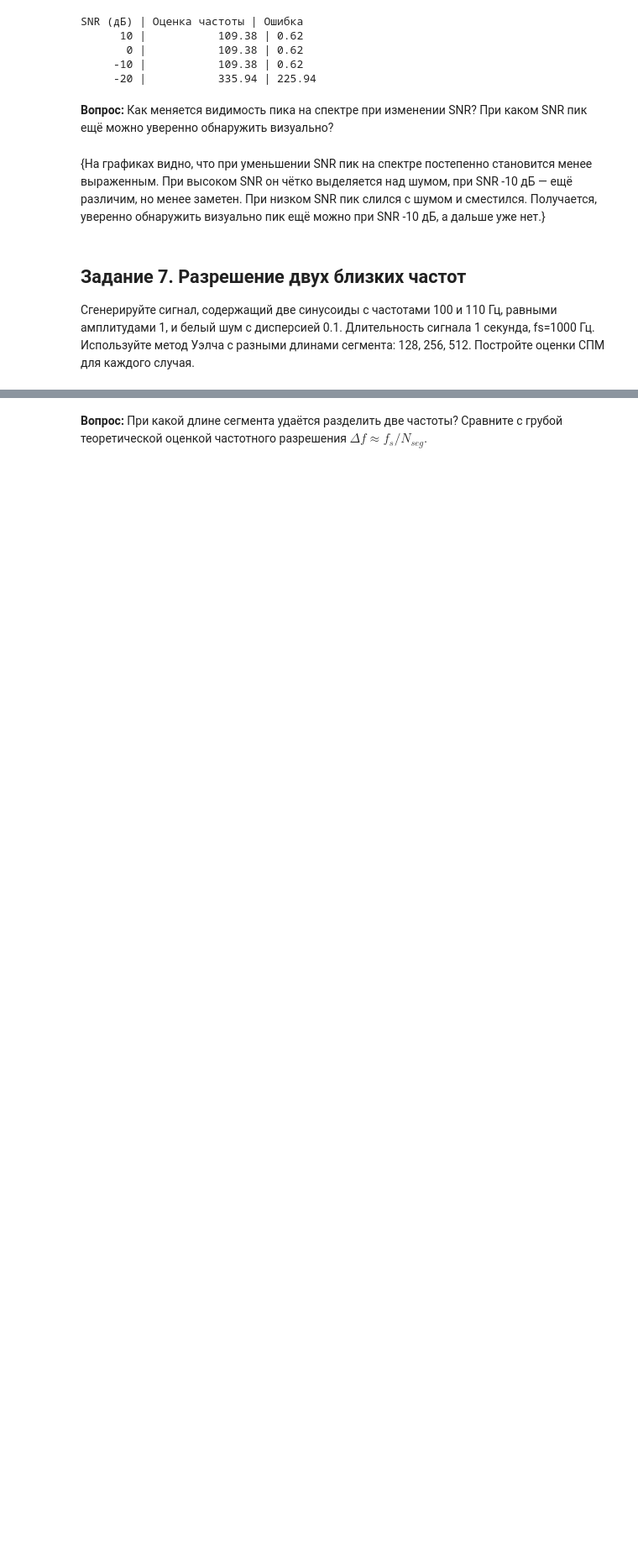
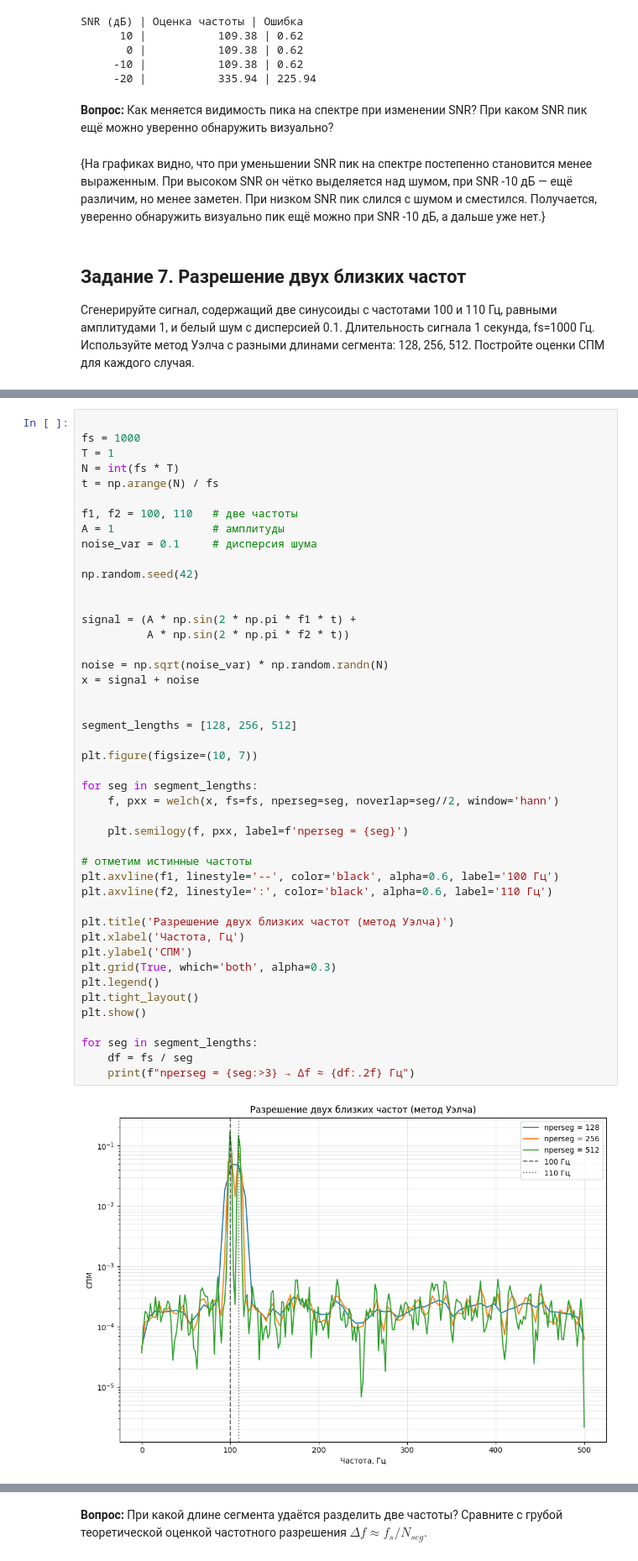
Before and after one commit to korzhimanov/dsp-seminars, a Jupyter notebook: seminars/4_savva_dariya.ipynb, the cells around one changed output, grey strips where cells are left out. Shown at 84% size. Cells and saved outputs as stored; diff of their text form; blank space fills up the shorter version.

```diff
--- a/seminars/4_savva_dariya.ipynb
+++ b/seminars/4_savva_dariya.ipynb
@@ -396,0 +395,47 @@ SNR (дБ) | Оценка частоты | Ошибка
+# %%
+
+fs = 1000
+T = 1
+N = int(fs * T)
+t = np.arange(N) / fs
+
+f1, f2 = 100, 110   # две частоты
+A = 1               # амплитуды
+noise_var = 0.1     # дисперсия шума
+
+np.random.seed(42)
+
+
+signal = (A * np.sin(2 * np.pi * f1 * t) +
+          A * np.sin(2 * np.pi * f2 * t))
+
+noise = np.sqrt(noise_var) * np.random.randn(N)
+x = signal + noise
+
+
+segment_lengths = [128, 256, 512]
+
+plt.figure(figsize=(10, 7))
+
+for seg in segment_lengths:
+    f, pxx = welch(x, fs=fs, nperseg=seg, noverlap=seg//2, window='hann')
+
+    plt.semilogy(f, pxx, label=f'nperseg = {seg}')
+
+# отметим истинные частоты
+plt.axvline(f1, linestyle='--', color='black', alpha=0.6, label='100 Гц')
+plt.axvline(f2, linestyle=':', color='black', alpha=0.6, label='110 Гц')
+
+plt.title('Разрешение двух близких частот (метод Уэлча)')
+plt.xlabel('Частота, Гц')
+plt.ylabel('СПМ')
+plt.grid(True, which='both', alpha=0.3)
+plt.legend()
+plt.tight_layout()
+plt.show()
+
+for seg in segment_lengths:
+    df = fs / seg
+    print(f"nperseg = {seg:>3} → Δf ≈ {df:.2f} Гц")
+# %% [output]
+[figure, added]
```
Also changed, not shown: parts of 4 cells of this notebook.
